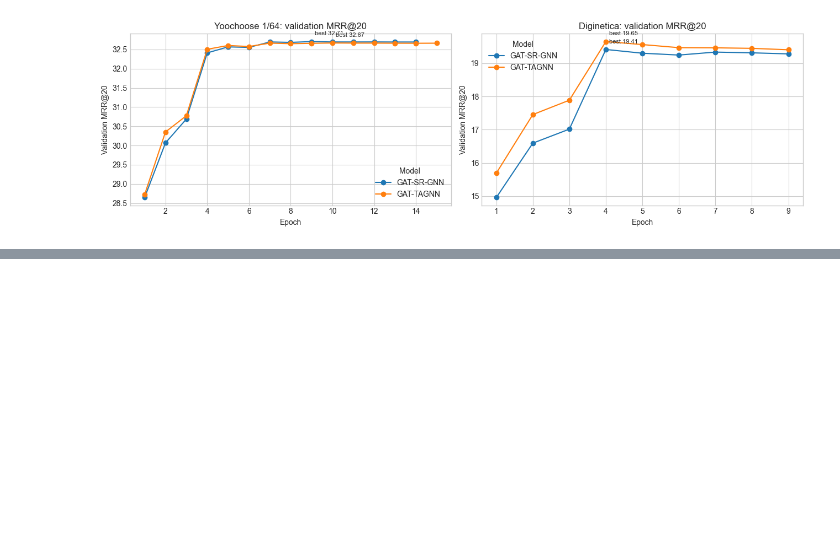
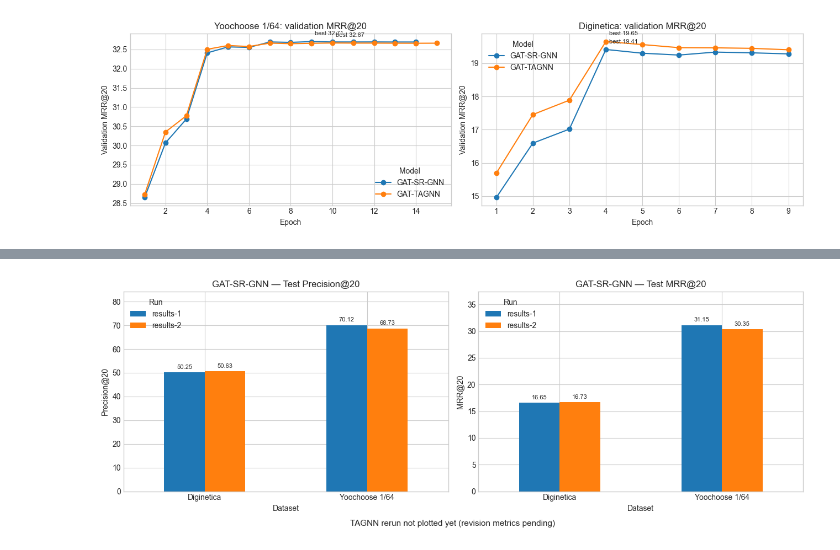
Before and after one commit to karolbystrek/Session-based-Recommendation-with-Graph-Attention-Networks, a Jupyter notebook: results_analysis.ipynb, the cells around one changed output, grey strips where cells are left out. Cells and saved outputs as stored; diff of their text form; code cells hidden in the pictures; blank space fills up the shorter version.

Commit message:
Add results from 2nd iteration of GAT-SR-GNN

```diff
--- a/results_analysis.ipynb
+++ b/results_analysis.ipynb
@@ -5,11 +5,10 @@ This notebook summarizes the completed `GAT-SR-GNN` and `GAT-TAGNN` runs in `res
 # %%
 from pathlib import Path
-import os
 import pandas as pd
 import matplotlib.pyplot as plt
 
 PROJECT_ROOT = Path.cwd()
-RESULTS_DIR = PROJECT_ROOT / "results"
+RESULTS_DIR = PROJECT_ROOT / "results-1"
 CHECKPOINTS_DIR = RESULTS_DIR / "checkpoints"
 RESULTS_DIR.mkdir(exist_ok=True)
 
@@ -234,0 +521,30 @@ These comparisons are descriptive rather than a direct proof of GAT superiority
+# %%
+_sr_plot_metrics = [
+    (
+        "Test Precision@20",
+        ["test_precision@20_results-1", "test_precision@20_results-2"],
+    ),
+    (
+        "Test MRR@20",
+        ["test_mrr@20_results-1", "test_mrr@20_results-2"],
+    ),
+]
+fig, axes = plt.subplots(1, 2, figsize=(13, 4.5))
+for ax, (title, columns) in zip(axes, _sr_plot_metrics):
+    chunk = compare_sr.set_index("dataset")[columns].rename(
+        columns={columns[0]: "results-1", columns[1]: "results-2"}
+    )
+    chunk.plot(kind="bar", ax=ax, rot=0)
+    ax.set_title(f"GAT-SR-GNN — {title}")
+    ax.set_xlabel("Dataset")
+    ax.set_ylabel(title.replace("Test ", ""))
+    ax.legend(title="Run")
+    for container in ax.containers:
+        ax.bar_label(container, fmt="%.2f", padding=3, fontsize=8)
+    ax.margins(y=0.2)
+
+fig.text(0.5, -0.02, "TAGNN rerun not plotted yet (revision metrics pending)", ha="center", fontsize=11)
+fig.tight_layout()
+plt.show()
+# %% [output]
+[figure, added]
```
Also changed, not shown: parts of 6 cells of this notebook, 31 other files.
